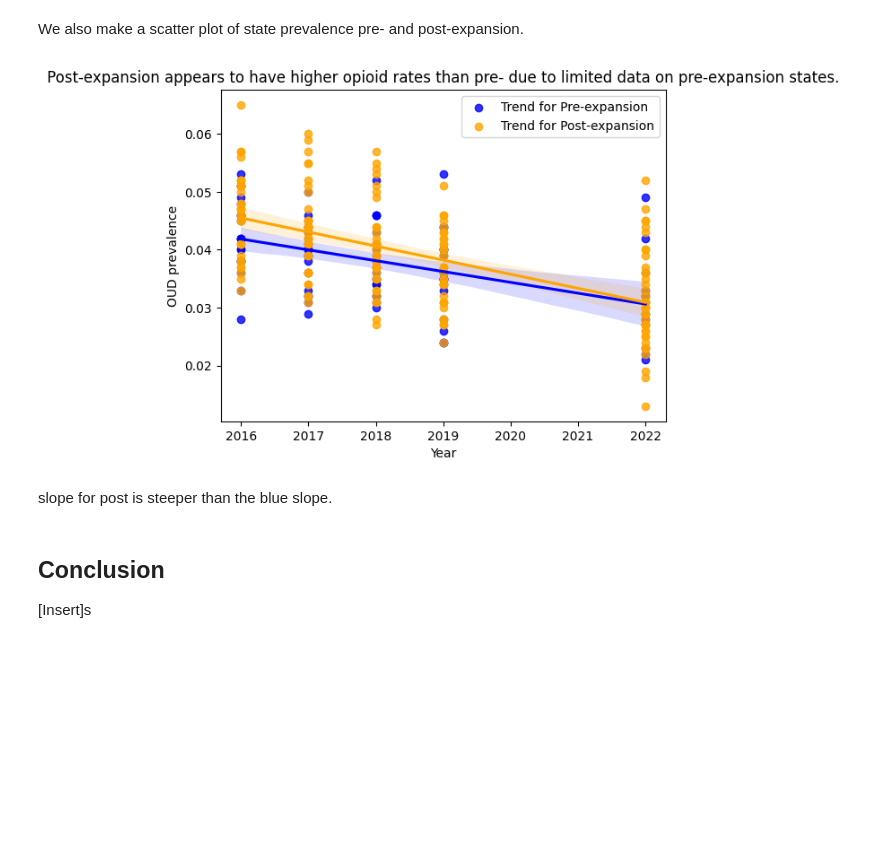
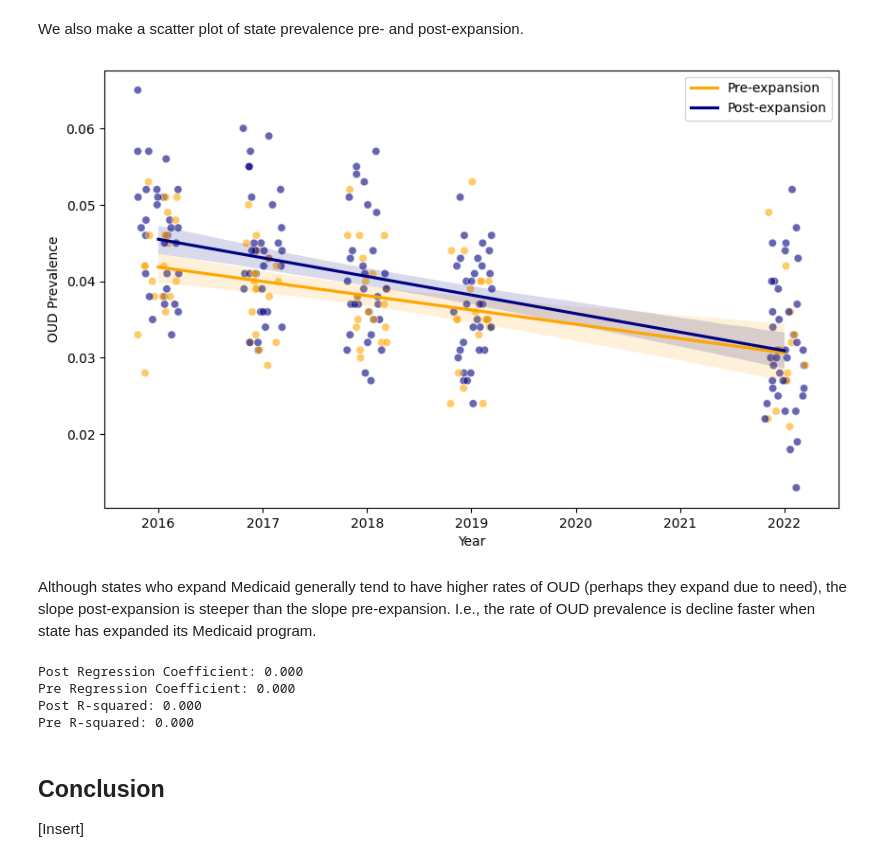
Before and after one commit to riverar9/data-602-final-project, a Jupyter notebook: Final_project_analysis.ipynb, the cells around one changed output. Cells and saved outputs as stored; diff of their text form; code cells hidden in the pictures; blank space fills up the shorter version.

Commit message:
finalized jitterplot and trendline

```diff
--- a/Final_project_analysis.ipynb
+++ b/Final_project_analysis.ipynb
@@ -355,32 +355,76 @@ We create two heatmaps of average states' average OUD prevalence rates pre and p
 # %% [markdown]
 We also make a scatter plot of state prevalence pre- and post-expansion.
 # %%
-# Scatter plot
-
+import seaborn as sns
 import matplotlib.pyplot as plt
-import seaborn as sns
+import numpy as np
 
 # Manipulate df prior to plotting
-scatter_df = working_df.dropna(subset=['rpt_yr', 'Row %']) # Filter out rows with NaN values in columns of interest
-scatter_df['rpt_yr'] = scatter_df['rpt_yr'].dt.year # Pulling just the year integer for graphing
+scatter_df = working_df.dropna(subset=['rpt_yr', 'Row %'])  # Filter out rows with NaN values in columns of interest
+scatter_df['rpt_yr_num'] = scatter_df['rpt_yr'].dt.year  # Extract the year as an integer
 
-# Add trend lines
-sns.regplot(data=scatter_df[scatter_df['post'] == 0], x='rpt_yr', y='Row %', scatter=True, color='blue', label='Trend for Pre-expansion')
-sns.regplot(data=scatter_df[scatter_df['post'] == 1], x='rpt_yr', y='Row %', scatter=True, color='orange', label='Trend for Post-expansion')
+# Create a jittered version of the 'rpt_yr_num' column for visualization
+jitter_strength = 0.2
+scatter_df['rpt_yr_jittered'] = scatter_df['rpt_yr_num'] + np.random.uniform(-jitter_strength, jitter_strength, size=len(scatter_df))
 
-# Add labels and title
+# Initialize the plot
+plt.figure(figsize=(10, 6))
+
+# Plot jittered points with 'rpt_yr_jittered' for scatter and 'rpt_yr_num' for trend lines
+sns.scatterplot(data=scatter_df, x='rpt_yr_jittered', y='Row %', hue='post', palette=['orange', 'navy'], alpha=0.6, legend= None)
+
+# Add trend lines using the original numeric 'rpt_yr_num'
+sns.regplot(data=scatter_df[scatter_df['post'] == 0], x='rpt_yr_num', y='Row %', scatter=False, color='orange', label='Pre-expansion')
+sns.regplot(data=scatter_df[scatter_df['post'] == 1], x='rpt_yr_num', y='Row %', scatter=False, color='navy', label='Post-expansion')
+
+# Add labels, legend, and title
 plt.xlabel('Year')
-plt.ylabel('OUD prevalence')
-plt.title('Post-expansion appears to have higher opioid rates than pre- due to limited data on pre-expansion states.')
-plt.legend()
+plt.ylabel('OUD Prevalence')
+plt.legend(title=None, loc='upper right')
 
 # Show the plot
 plt.show()
 # %% [output]
-[figure, old version]
+[figure, new version]
-# %% [markdown]
-slope for post is steeper than the blue slope.
+# %% [markdown]
+Although states who expand Medicaid generally tend to have higher rates of OUD (perhaps they expand due to need), the slope post-expansion is steeper than the slope pre-expansion. I.e., the rate of OUD prevalence is decline faster when state has expanded its Medicaid program.
+# %%
+# Team: it would be good to include the slope and R squared if possible of these two trend lines but I wasn't able to! Any guidance?
+
+from sklearn.linear_model import LinearRegression
+
+# Filter out 2 datasets, 1 for pre and one for post
+df_post = working_df[['Row %', 'post']][working_df['post']]
+df_pre = working_df[['Row %', 'post']][working_df['post']==False]
+
+
+# Define X (independent variable) and y (dependent variable)
+X_post = df_post['post'].values.reshape(-1,1)
+y_post = df_post['Row %'].values
+
+X_pre = df_pre['post'].values.reshape(-1,1)
+y_pre = df_pre['Row %'].values
+
+# Run regressions
+reg_post = LinearRegression()
+reg_post.fit(X_post, y_post)
+predictions_post = reg_post.predict(X_post)
+
+reg_pre = LinearRegression()
+reg_pre.fit(X_pre, y_pre)
+predictions_pre = reg_pre.predict(X_pre)
+
+# Print the coefficients (slopes) and R-squared values
+print(f"Post Regression Coefficient: {reg_post.coef_[0]:.3f}")
+print(f"Pre Regression Coefficient: {reg_pre.coef_[0]:.3f}")
+print(f"Post R-squared: {reg_post.score(X_post, y_post):.3f}")
+print(f"Pre R-squared: {reg_pre.score(X_pre, y_pre):.3f}")
+# %% [output]
+Post Regression Coefficient: 0.000
+Pre Regression Coefficient: 0.000
+Post R-squared: 0.000
+Pre R-squared: 0.000
 # %% [markdown]
 ## Conclusion
 
-[Insert]s
+[Insert]
```
